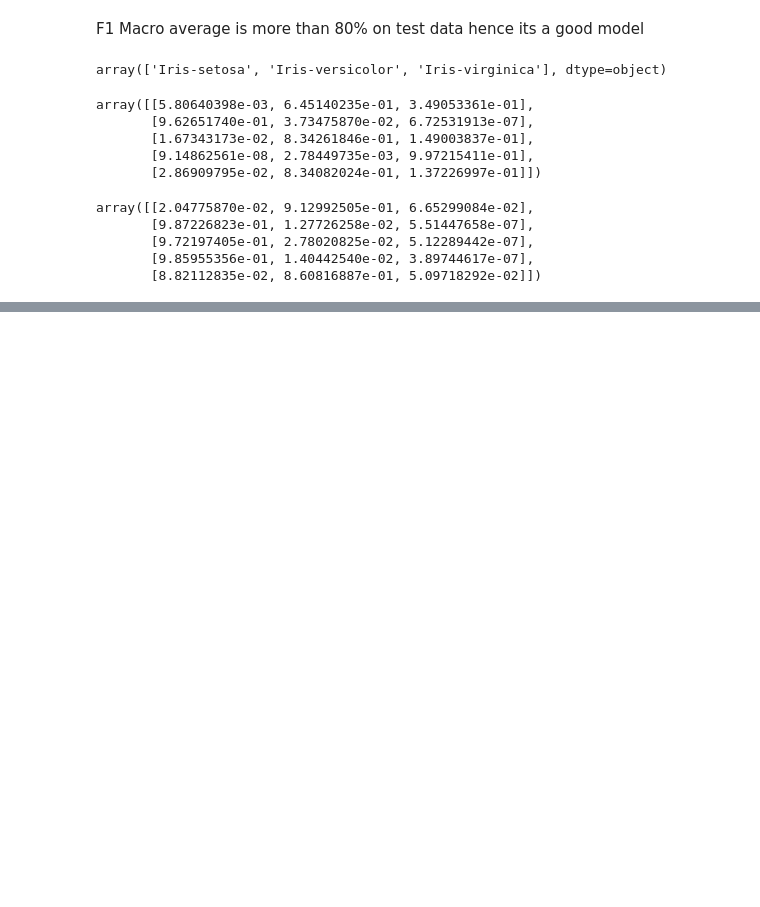
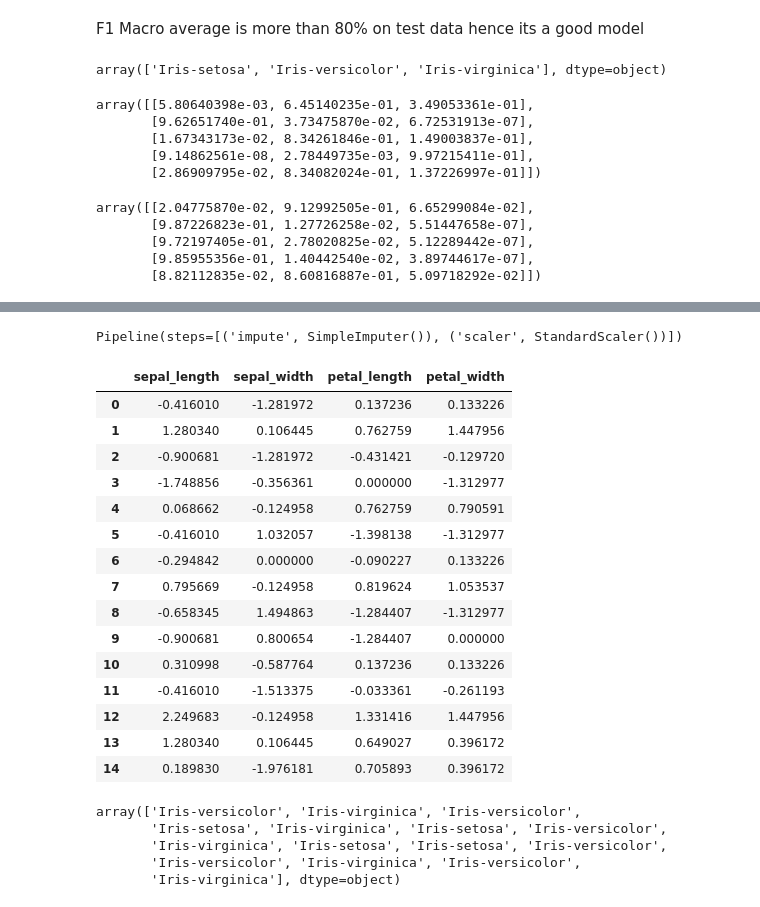
Before and after one commit to ShwetaAKS/CODSOFT, a Jupyter notebook: IRIS FLOWER CLASSIFICATION/Iris.ipynb, the cells around one changed output, grey strips where cells are left out. Cells and saved outputs as stored; diff of their text form; code cells hidden in the pictures; blank space fills up the shorter version.

```diff
--- a/IRIS FLOWER CLASSIFICATION/Iris.ipynb
+++ b/IRIS FLOWER CLASSIFICATION/Iris.ipynb
@@ -280,0 +301,34 @@ FileNotFoundError: [Errno 2] No such file or directory: 'iris_sample.csv'
+# %%
+num_pipe
+# %% [output]
+Pipeline(steps=[('impute', SimpleImputer()), ('scaler', StandardScaler())])
+# %%
+#Step 12:Apply pre.transform on xnew
+xnew_pre = num_pipe.transform(xnew)
+xnew_pre
+# %% [output]
+|  | sepal_length | sepal_width | petal_length | petal_width |
+| 0 | -0.416010 | -1.281972 | 0.137236 | 0.133226 |
+| 1 | 1.280340 | 0.106445 | 0.762759 | 1.447956 |
+| 2 | -0.900681 | -1.281972 | -0.431421 | -0.129720 |
+| 3 | -1.748856 | -0.356361 | 0.000000 | -1.312977 |
+| 4 | 0.068662 | -0.124958 | 0.762759 | 0.790591 |
+| 5 | -0.416010 | 1.032057 | -1.398138 | -1.312977 |
+| 6 | -0.294842 | 0.000000 | -0.090227 | 0.133226 |
+| 7 | 0.795669 | -0.124958 | 0.819624 | 1.053537 |
+| 8 | -0.658345 | 1.494863 | -1.284407 | -1.312977 |
+| 9 | -0.900681 | 0.800654 | -1.284407 | 0.000000 |
+| 10 | 0.310998 | -0.587764 | 0.137236 | 0.133226 |
+| 11 | -0.416010 | -1.513375 | -0.033361 | -0.261193 |
+| 12 | 2.249683 | -0.124958 | 1.331416 | 1.447956 |
+| 13 | 1.280340 | 0.106445 | 0.649027 | 0.396172 |
+| 14 | 0.189830 | -1.976181 | 0.705893 | 0.396172 |
+# %%
+preds = model.predict(xnew_pre)
+preds
+# %% [output]
+array(['Iris-versicolor', 'Iris-virginica', 'Iris-versicolor',
+       'Iris-setosa', 'Iris-virginica', 'Iris-setosa', 'Iris-versicolor',
+       'Iris-virginica', 'Iris-setosa', 'Iris-setosa', 'Iris-versicolor',
+       'Iris-versicolor', 'Iris-virginica', 'Iris-versicolor',
+       'Iris-virginica'], dtype=object)
```
Also changed, not shown: parts of 13 cells of this notebook, 2 other files.
